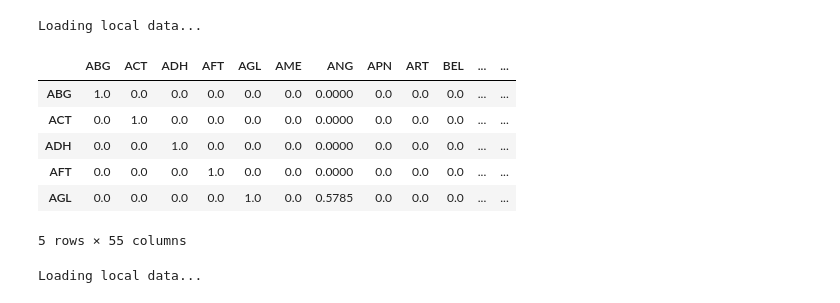
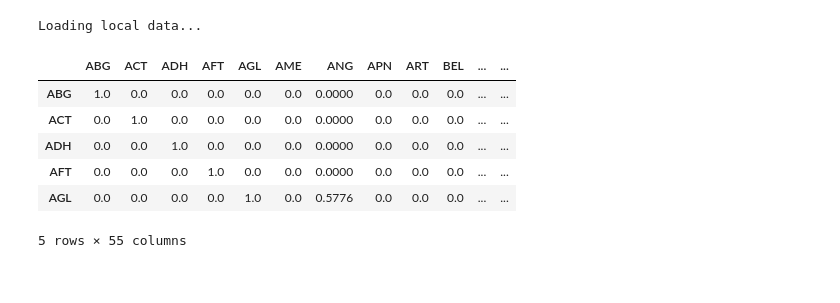
Before and after one commit to quants-blackbox/portfolio-optimisation-copula-heuristic, a Jupyter notebook: main.ipynb, the cells around one changed output. Cells and saved outputs as stored; diff of their text form; code cells hidden in the pictures.

```diff
--- a/main.ipynb
+++ b/main.ipynb
@@ -16,20 +31,14 @@ import warnings
 
 warnings.filterwarnings('ignore')
 # %%
-tau_matrix = dependence_matrix(1)
+t_matrix = dependence_matrix(1)
+t_matrix.head()
 # %% [output]
 Loading local data...
+|  | ABG | ACT | ADH | AFT | AGL | AME | ANG | APN | ART | BEL | ... | ... |
+| ABG | 1.0 | 0.0 | 0.0 | 0.0 | 0.0 | 0.0 | 0.0000 | 0.0 | 0.0 | 0.0 | ... | ... |
+| ACT | 0.0 | 1.0 | 0.0 | 0.0 | 0.0 | 0.0 | 0.0000 | 0.0 | 0.0 | 0.0 | ... | ... |
+| ADH | 0.0 | 0.0 | 1.0 | 0.0 | 0.0 | 0.0 | 0.0000 | 0.0 | 0.0 | 0.0 | ... | ... |
+| AFT | 0.0 | 0.0 | 0.0 | 1.0 | 0.0 | 0.0 | 0.0000 | 0.0 | 0.0 | 0.0 | ... | ... |
+| AGL | 0.0 | 0.0 | 0.0 | 0.0 | 1.0 | 0.0 | 0.5776 | 0.0 | 0.0 | 0.0 | ... | ... |
+5 rows × 55 columns
-# %%
-tau_matrix.head()
-# %% [output]
-|  | ABG | ACT | ADH | AFT | AGL | AME | ANG | APN | ART | BEL | ... | ... |
-| ABG | 1.0 | 0.0 | 0.0 | 0.0 | 0.0 | 0.0 | 0.0000 | 0.0 | 0.0 | 0.0 | ... | ... |
-| ACT | 0.0 | 1.0 | 0.0 | 0.0 | 0.0 | 0.0 | 0.0000 | 0.0 | 0.0 | 0.0 | ... | ... |
-| ADH | 0.0 | 0.0 | 1.0 | 0.0 | 0.0 | 0.0 | 0.0000 | 0.0 | 0.0 | 0.0 | ... | ... |
-| AFT | 0.0 | 0.0 | 0.0 | 1.0 | 0.0 | 0.0 | 0.0000 | 0.0 | 0.0 | 0.0 | ... | ... |
-| AGL | 0.0 | 0.0 | 0.0 | 0.0 | 1.0 | 0.0 | 0.5785 | 0.0 | 0.0 | 0.0 | ... | ... |
-5 rows × 55 columns
-# %%
-link = clustering_matrix()
-# %% [output]
-Loading local data...
```
Also changed, not shown: parts of 20 cells of this notebook, 17 other files.
